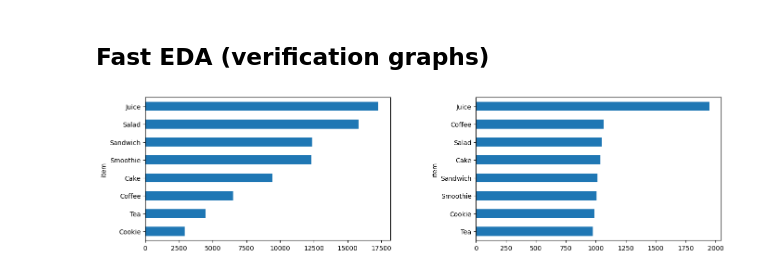
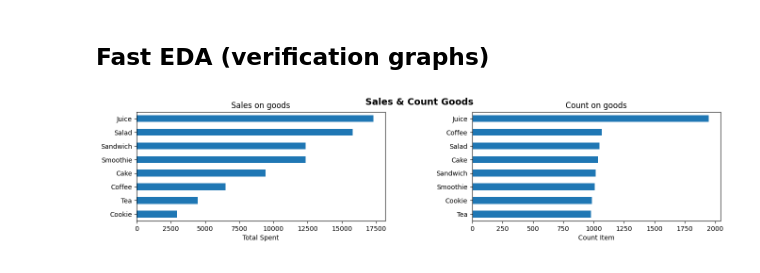
Before and after one commit to rudmaxx/Analysis_Cafe_Sales, a Jupyter notebook: EDA_cafe_sales.ipynb, the cells around one changed output. Cells and saved outputs as stored; diff of their text form; code cells hidden in the pictures.

```diff
--- a/EDA_cafe_sales.ipynb
+++ b/EDA_cafe_sales.ipynb
@@ -500,17 +503,24 @@ New atributes: season, is_weekend, spend_tier
 # %% [markdown]
 ## Fast EDA (verification graphs)
 # %%
-fig, axes = plt.subplots(1, 2, figsize=(16,4))
-fig.suptitle("")
+# Sales & Count Goods
+fig, axes = plt.subplots(1, 2, figsize=(16,3))
+fig.suptitle("Sales & Count Goods", fontsize=14, fontweight='bold')
 plt.subplots_adjust(hspace=0.45, wspace=0.35)
 
 # total_spent per item
 ax = axes[0]
 df.groupby('item')['total_spent'].sum().sort_values().plot(kind='barh',ax=ax)
+ax.set_title("Sales on goods")
+ax.set_xlabel('Total Spent')
+ax.set_ylabel('')
 
 # count per item
 ax = axes[1]
 df['item'].value_counts().sort_values().plot(kind='barh',ax=ax)
+ax.set_title("Count on goods")
+ax.set_xlabel('Count Item')
+ax.set_ylabel('')
 plt.show()
 # %% [output]
-[figure, old version]
+[figure, new version]
```
Also changed, not shown: parts of 6 cells of this notebook.
